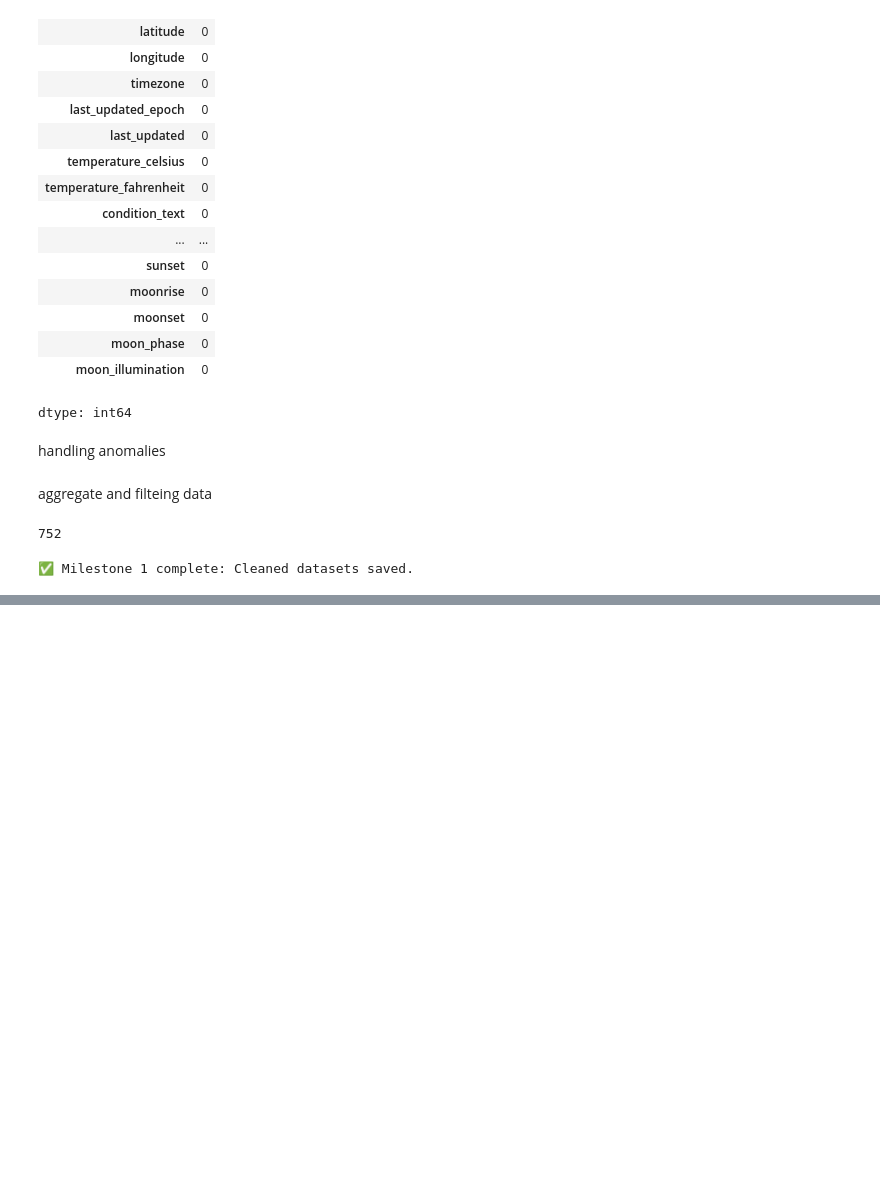
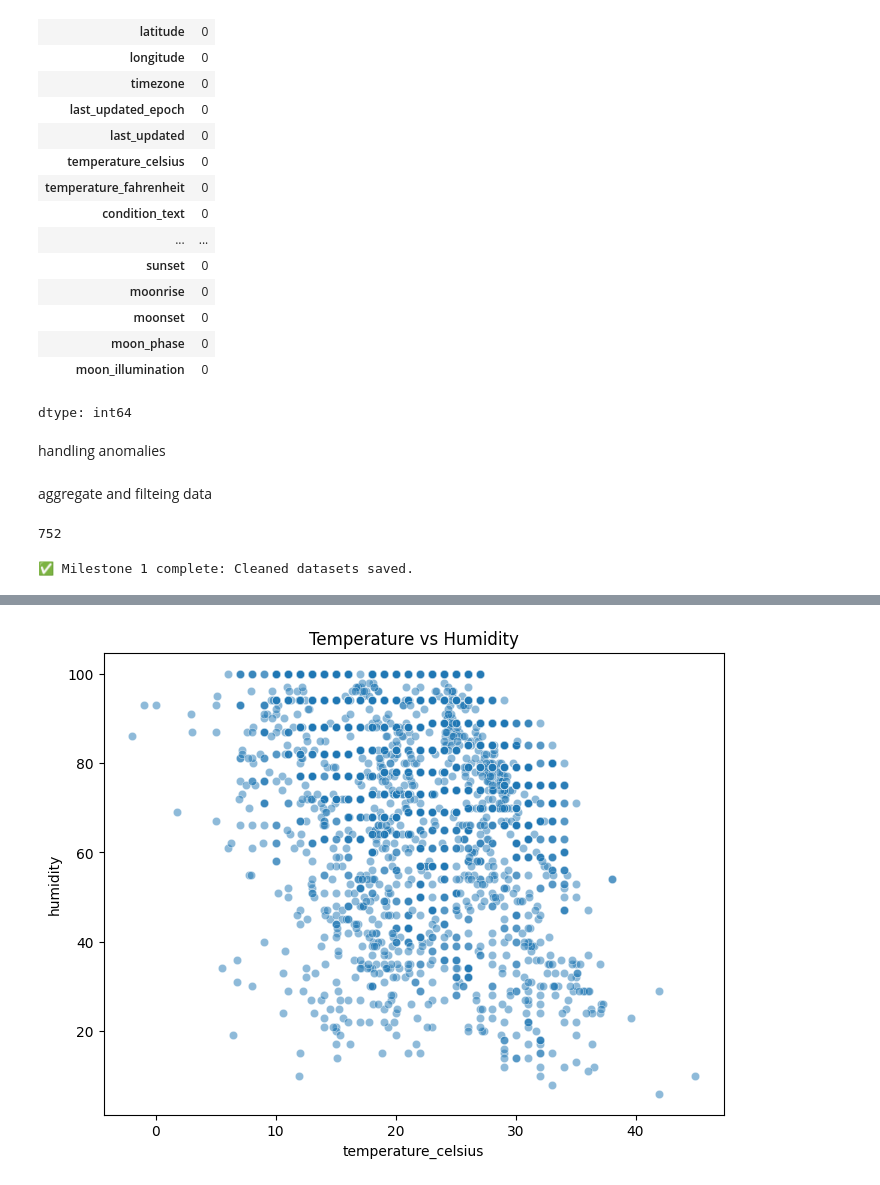
Before and after one commit to josephfrancis22/Global-weather-prediction-, a Jupyter notebook: jf_weather_prediction.ipynb, the cells around one changed output, grey strips where cells are left out. Drawn from its saved outputs; the diff is of its cells as text; code cells hidden in the pictures; blank space fills up the shorter version.

```diff
--- a/jf_weather_prediction.ipynb
+++ b/jf_weather_prediction.ipynb
@@ -228,0 +373,9 @@ print("✅ Milestone 1 complete: Cleaned datasets saved.")
+# %%
+# 5. Scatterplots & Boxplots
+# ---------------------------
+plt.figure(figsize=(8,6))
+sns.scatterplot(x='temperature_celsius', y='humidity', data=data, alpha=0.5)
+plt.title("Temperature vs Humidity")
+plt.show()
+# %% [output]
+[figure, added]
```
Also changed, not shown: parts of 20 cells of this notebook.
